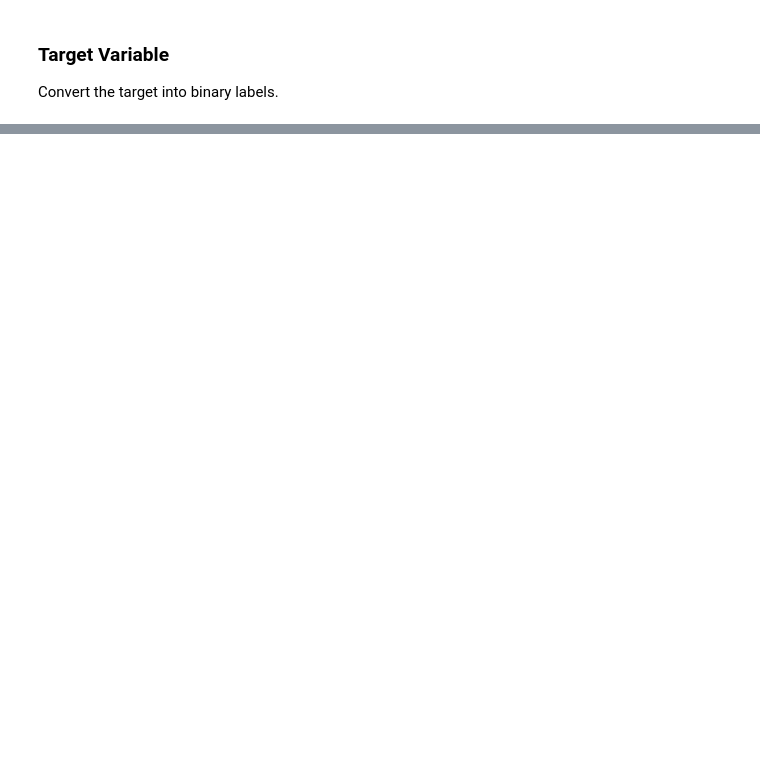
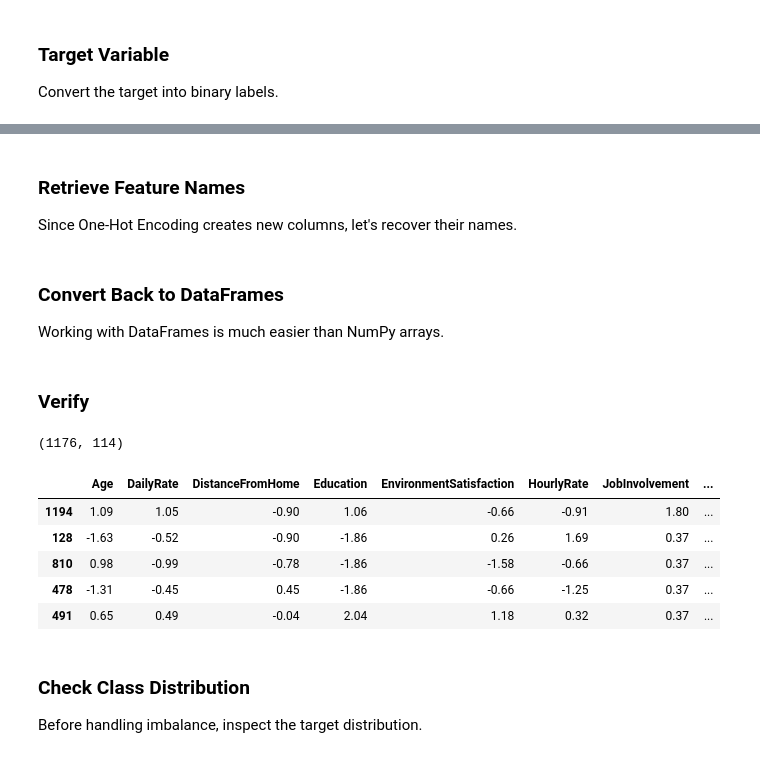
Before and after one commit to FernJoshua/AI-Workforce-Intelligence, a Jupyter notebook: notebooks/04_data_preprocessing.ipynb, the cells around one changed output, grey strips where cells are left out. Drawn from its saved outputs; the diff is of its cells as text; code cells hidden in the pictures; blank space fills up the shorter version.

```diff
--- a/notebooks/04_data_preprocessing.ipynb
+++ b/notebooks/04_data_preprocessing.ipynb
@@ -50,0 +120,8 @@ df["Attrition"].value_counts()
+# %%
+categorical_features = X_train.select_dtypes(
+    include=["object", "category"]
+).columns.tolist()
+
+numerical_features = X_train.select_dtypes(
+    include=["int64", "float64"]
+).columns.tolist()
@@ -50,0 +162,51 @@ df["Attrition"].value_counts()
+# %%
+X_train_processed = preprocessor.fit_transform(X_train)
+
+X_test_processed = preprocessor.transform(X_test)
+# %% [markdown]
+### Retrieve Feature Names
+
+Since One-Hot Encoding creates new columns, let's recover their names.
+# %%
+encoded_feature_names = preprocessor.named_transformers_[
+    "cat"
+].get_feature_names_out(categorical_features)
+
+all_feature_names = (
+    numerical_features +
+    list(encoded_feature_names)
+)
+# %% [markdown]
+### Convert Back to DataFrames
+
+Working with DataFrames is much easier than NumPy arrays.
+# %%
+X_train_processed = pd.DataFrame(
+    X_train_processed,
+    columns=all_feature_names,
+    index=X_train.index
+)
+
+X_test_processed = pd.DataFrame(
+    X_test_processed,
+    columns=all_feature_names,
+    index=X_test.index
+)
+# %% [markdown]
+### Verify
+# %%
+print(X_train_processed.shape)
+
+display(X_train_processed.head())
+# %% [output]
+(1176, 114)
+|  | Age | DailyRate | DistanceFromHome | Education | EnvironmentSatisfaction | HourlyRate | JobInvolvement | ... |
+| 1194 | 1.09 | 1.05 | -0.90 | 1.06 | -0.66 | -0.91 | 1.80 | ... |
+| 128 | -1.63 | -0.52 | -0.90 | -1.86 | 0.26 | 1.69 | 0.37 | ... |
+| 810 | 0.98 | -0.99 | -0.78 | -1.86 | -1.58 | -0.66 | 0.37 | ... |
+| 478 | -1.31 | -0.45 | 0.45 | -1.86 | -0.66 | -1.25 | 0.37 | ... |
+| 491 | 0.65 | 0.49 | -0.04 | 2.04 | 1.18 | 0.32 | 0.37 | ... |
+# %% [markdown]
+### Check Class Distribution
+
+Before handling imbalance, inspect the target distribution.
```
Also changed, not shown: parts of 22 cells of this notebook, 31 other files.
